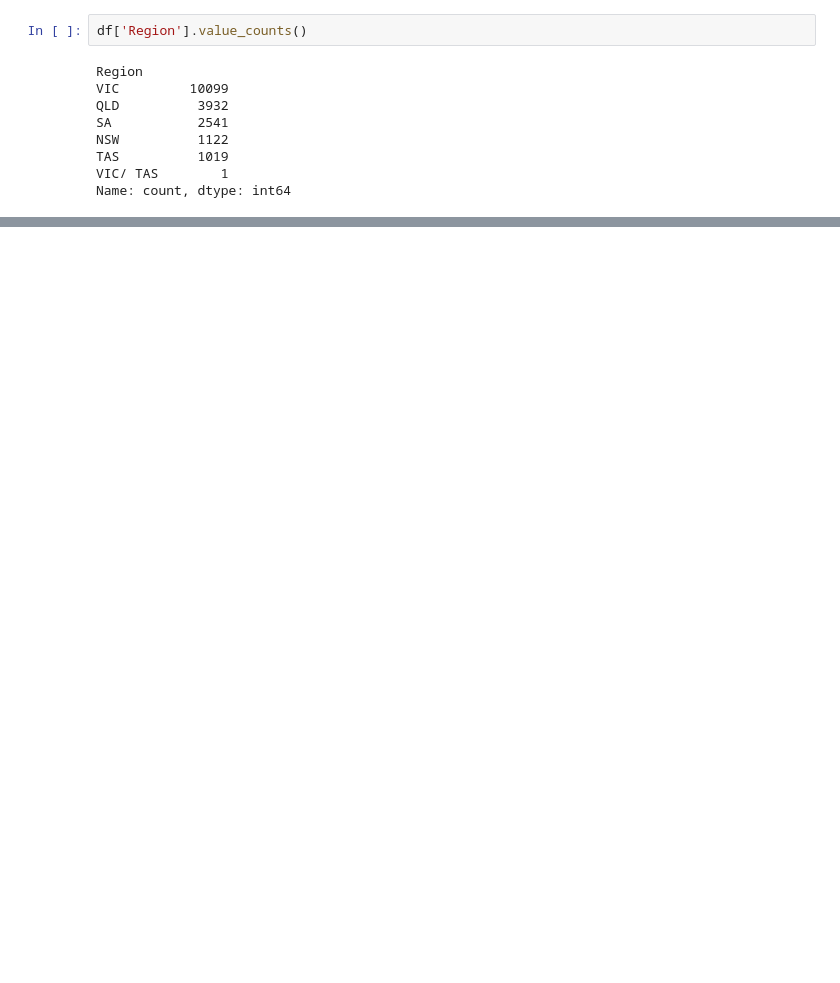
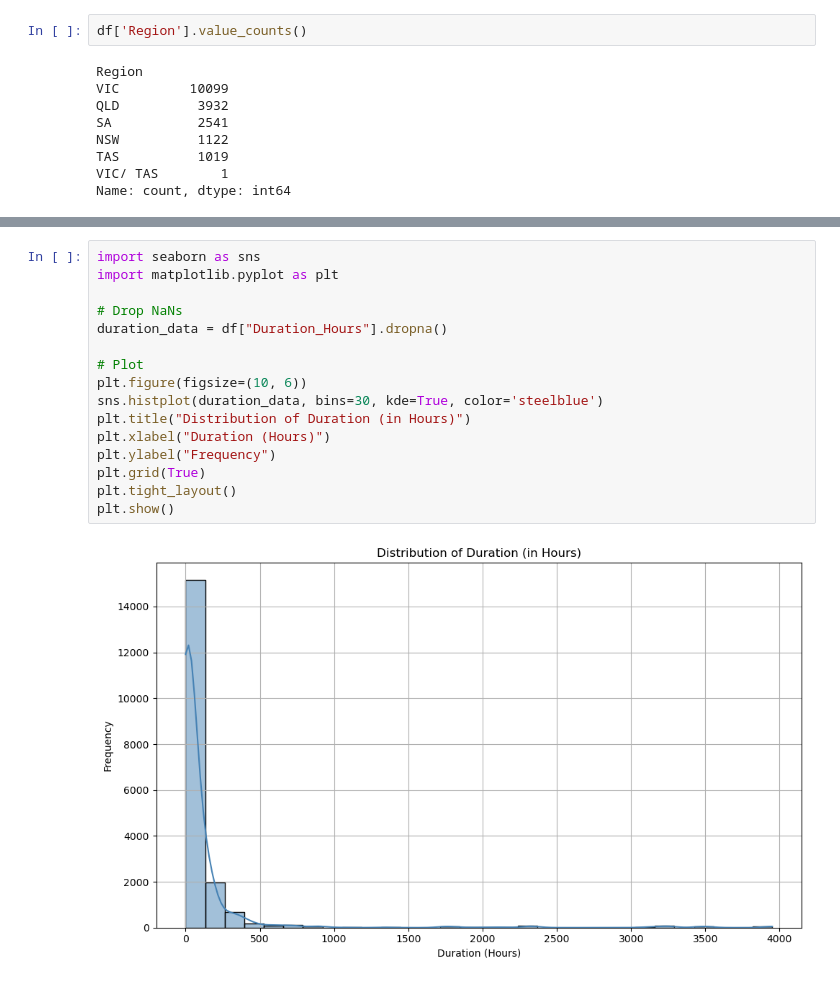
Before and after one commit to JerryZ-code/JZ_IFN695, a Jupyter notebook: 3.Data exploration and feature extraction/3.data_exploration.ipynb, the cells around one changed output, grey strips where cells are left out. Saved outputs shown, nothing was run; the diff lists cells and outputs as text; blank space fills up the shorter version.

```diff
--- a/3.Data exploration and feature extraction/3.data_exploration.ipynb
+++ b/3.Data exploration and feature extraction/3.data_exploration.ipynb
@@ -94,0 +112,18 @@ plt.show()
+# %%
+import seaborn as sns
+import matplotlib.pyplot as plt
+
+# Drop NaNs
+duration_data = df["Duration_Hours"].dropna()
+
+# Plot
+plt.figure(figsize=(10, 6))
+sns.histplot(duration_data, bins=30, kde=True, color='steelblue')
+plt.title("Distribution of Duration (in Hours)")
+plt.xlabel("Duration (Hours)")
+plt.ylabel("Frequency")
+plt.grid(True)
+plt.tight_layout()
+plt.show()
+# %% [output]
+[figure, added]
```
Also changed, not shown: parts of 3 cells of this notebook, 2 other files.
